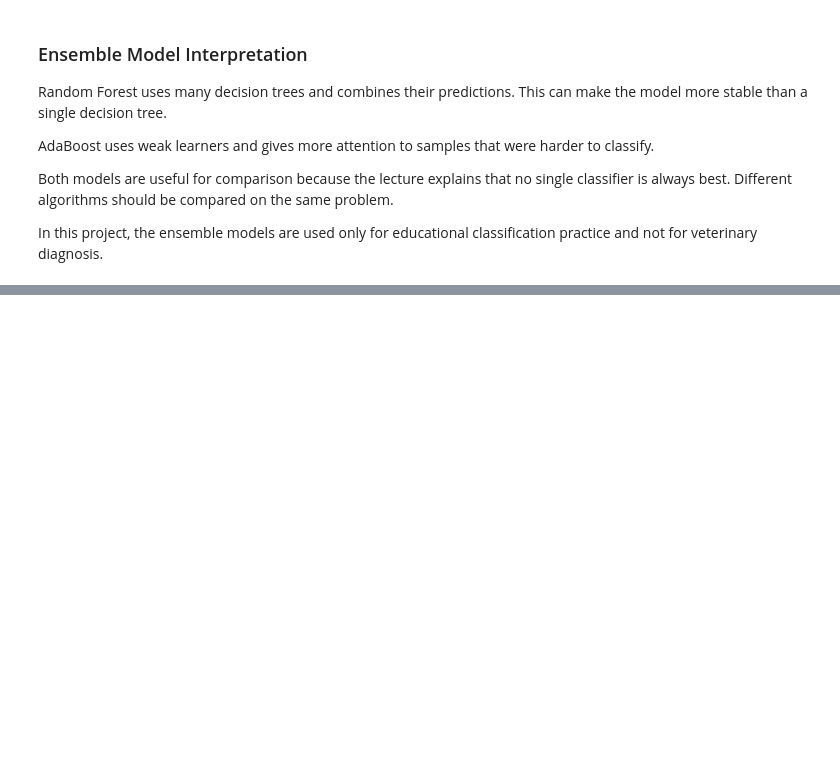
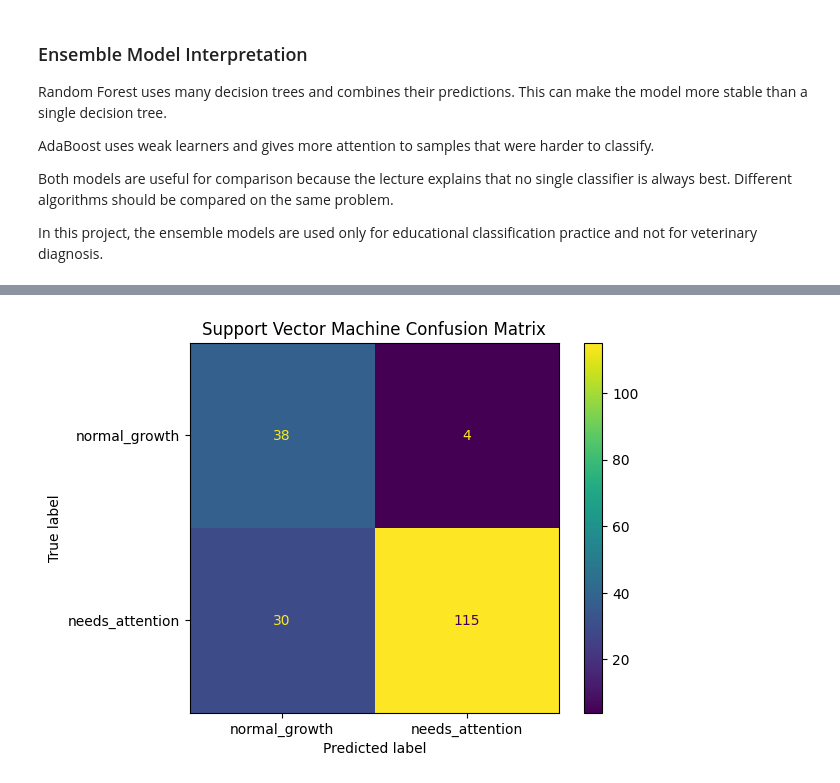
Before and after one commit to SATananov/cane-corso-growth-intelligence, a Jupyter notebook: notebooks/03_classification_growth_status.ipynb, the cells around one changed output, grey strips where cells are left out. Drawn from its saved outputs; the diff is of its cells as text; code cells hidden in the pictures; blank space fills up the shorter version.

Commit message:
Add support vector machine classifier

```diff
--- a/notebooks/03_classification_growth_status.ipynb
+++ b/notebooks/03_classification_growth_status.ipynb
@@ -694,0 +703,16 @@ In this project, the ensemble models are used only for educational classificatio
+# %%
+svm_model = Pipeline([
+    ("scaler", StandardScaler()),
+    ("classifier", SVC(
+        kernel="rbf",
+        C=1.0,
+        gamma="scale",
+        class_weight="balanced",
+        random_state=42
+    ))
+])
+
+svm_model.fit(X_train_cls, y_train_cls)
+
+svm_predictions = svm_model.predict(X_test_cls)
+svm_scores = svm_model.decision_function(X_test_cls)
@@ -694,0 +745,15 @@ In this project, the ensemble models are used only for educational classificatio
+# %%
+svm_confusion_matrix = confusion_matrix(
+    y_test_cls,
+    svm_predictions
+)
+
+ConfusionMatrixDisplay(
+    confusion_matrix=svm_confusion_matrix,
+    display_labels=["normal_growth", "needs_attention"]
+).plot()
+
+plt.title("Support Vector Machine Confusion Matrix")
+plt.show()
+# %% [output]
+[figure, added]
```
Also changed, not shown: parts of 4 cells of this notebook.
